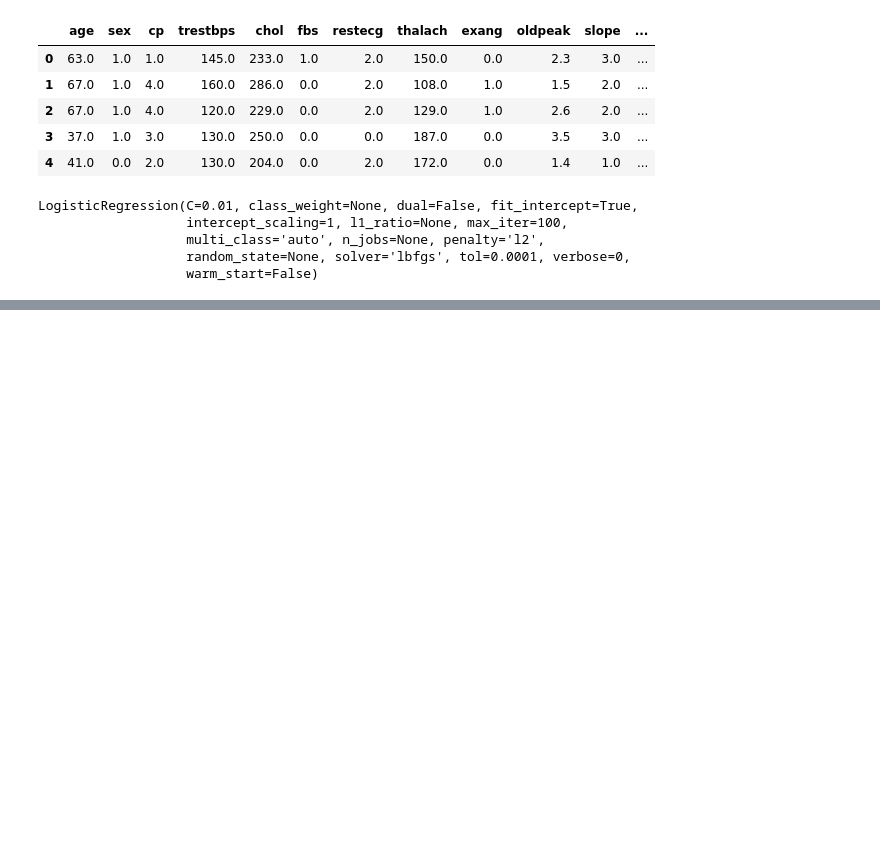
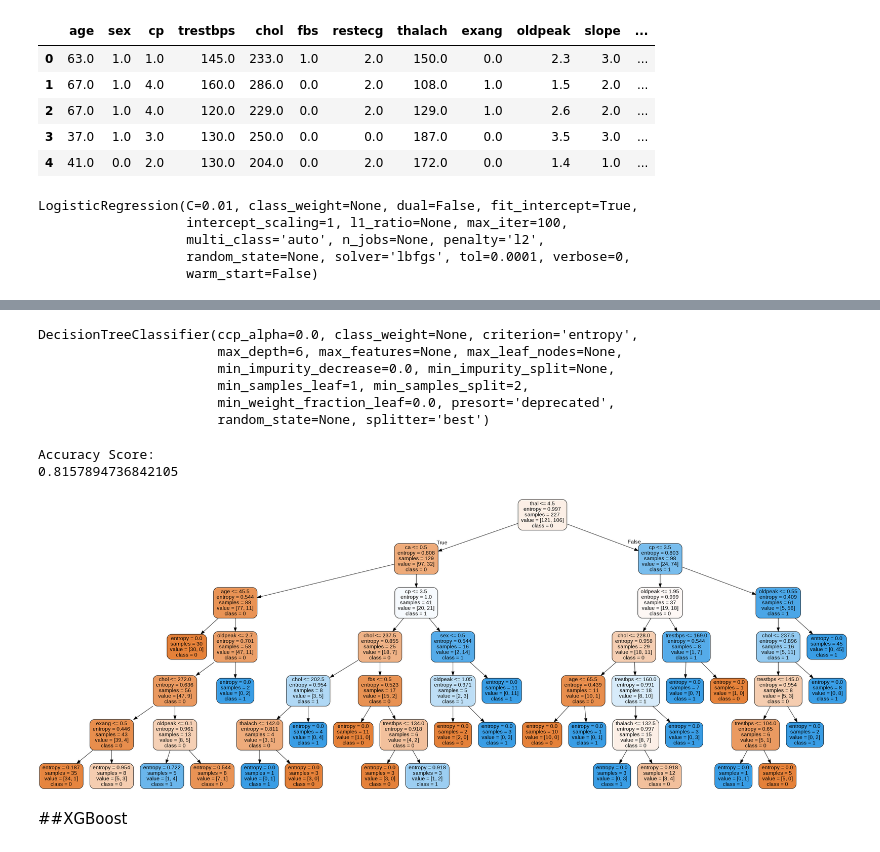
Before and after one commit to DAVIDKSOUSA/DATA-SCIENCE-NA-PR-TICA, a Jupyter notebook: MACHINE_LEARNING.ipynb, the cells around one changed output, grey strips where cells are left out. Cells and saved outputs as stored; diff of their text form; code cells hidden in the pictures; blank space fills up the shorter version.

```diff
--- a/MACHINE_LEARNING.ipynb
+++ b/MACHINE_LEARNING.ipynb
@@ -329,0 +343,18 @@ weighted avg       0.84      0.83      0.83        76
+# %%
+#Ideal para problemas de classificação
+
+#Importar as bibliotecas
+import pandas as pd
+import matplotlib.pyplot as plt
+import seaborn as sns
+
+#configurar notebook
+sns.set_style()
+
+# importar o arquivo
+df = pd.read_csv("http://dl.dropboxusercontent.com/s/6d91j46mkcdj4qv/heart-disease-clean.csv?dl=0")
+
+# ver as primeiras entradas
+print("Tamanho de df: {}\n".format(df.shape))
+
+df.head(10)
@@ -329,0 +379,45 @@ weighted avg       0.84      0.83      0.83        76
+# %%
+# determinar X e y
+X = df.drop('num', axis=1)
+y = df['num']
+
+# dividir o dataset entre treino e teste
+X_train, X_test, y_train, y_test = train_test_split(X, y)
+
+# criar e treinar um modelo de Regressão Linear
+dt_model = DecisionTreeClassifier(max_depth=6, criterion="entropy")
+dt_model.fit(X_train, y_train)
+# %% [output]
+DecisionTreeClassifier(ccp_alpha=0.0, class_weight=None, criterion='entropy',
+                       max_depth=6, max_features=None, max_leaf_nodes=None,
+                       min_impurity_decrease=0.0, min_impurity_split=None,
+                       min_samples_leaf=1, min_samples_split=2,
+                       min_weight_fraction_leaf=0.0, presort='deprecated',
+                       random_state=None, splitter='best')
+# %%
+#previsões e probabilidades em cima do dataser de teste
+y_pred = dt_model.predict(X_test)
+
+#ver a performance do algoritmo
+print("\nAccuracy Score:")
+print(accuracy_score(y_test, y_pred))
+# %% [output]
+Accuracy Score:
+0.8157894736842105
+# %%
+#importar bibliotecas
+from IPython.display import Image
+from sklearn.tree import export_graphviz
+import pydotplus
+
+#criar DOT
+dot = export_graphviz(dt_model, filled=True, rounded=True,
+                      feature_names = X.columns, class_names=['0', '1'])
+
+#plotar
+graph = pydotplus.graph_from_dot_data(dot)
+Image(graph.create_png())
+# %% [output]
+[figure, added]
+# %% [markdown]
+##XGBoost
```
Also changed, not shown: parts of 16 cells of this notebook.
